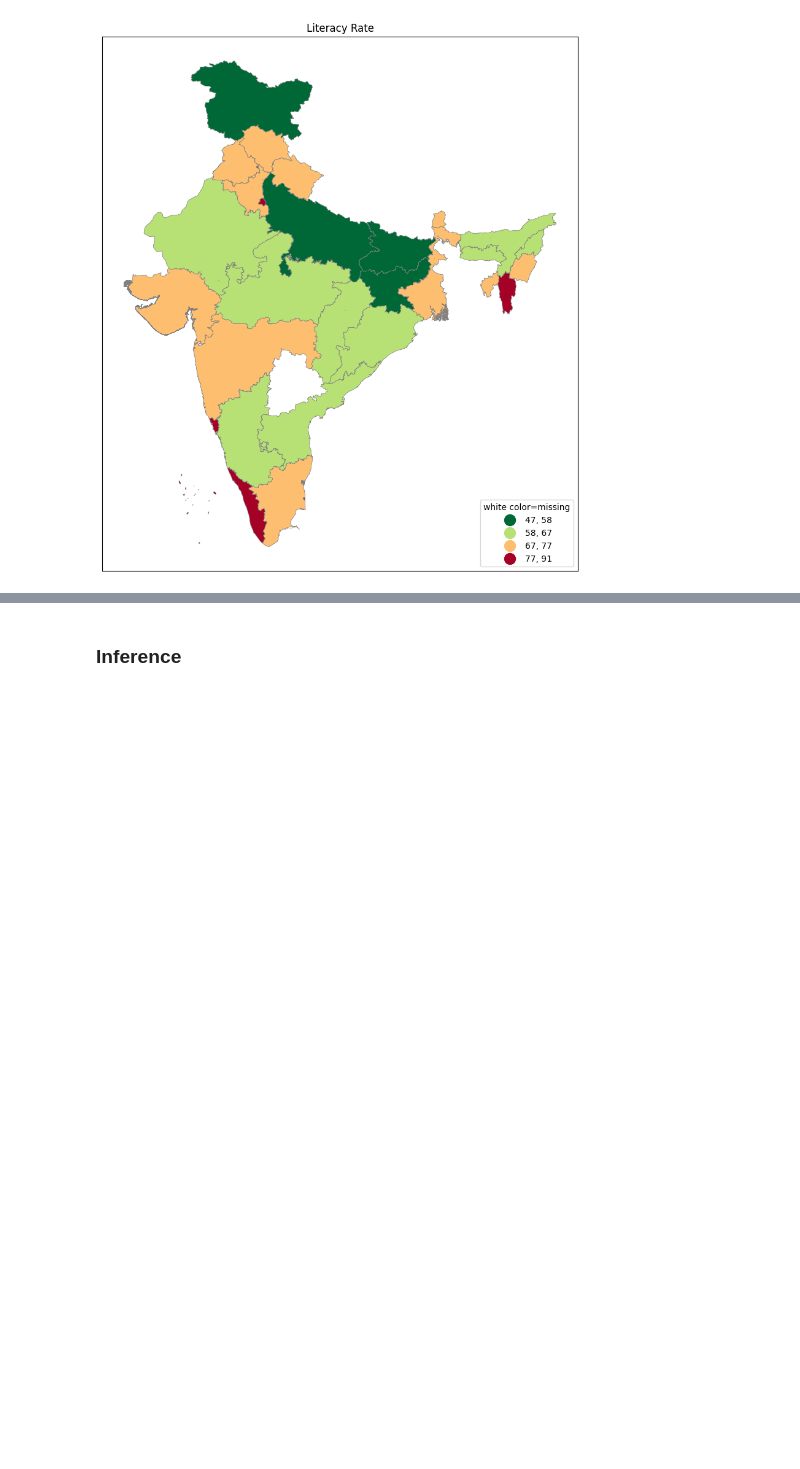
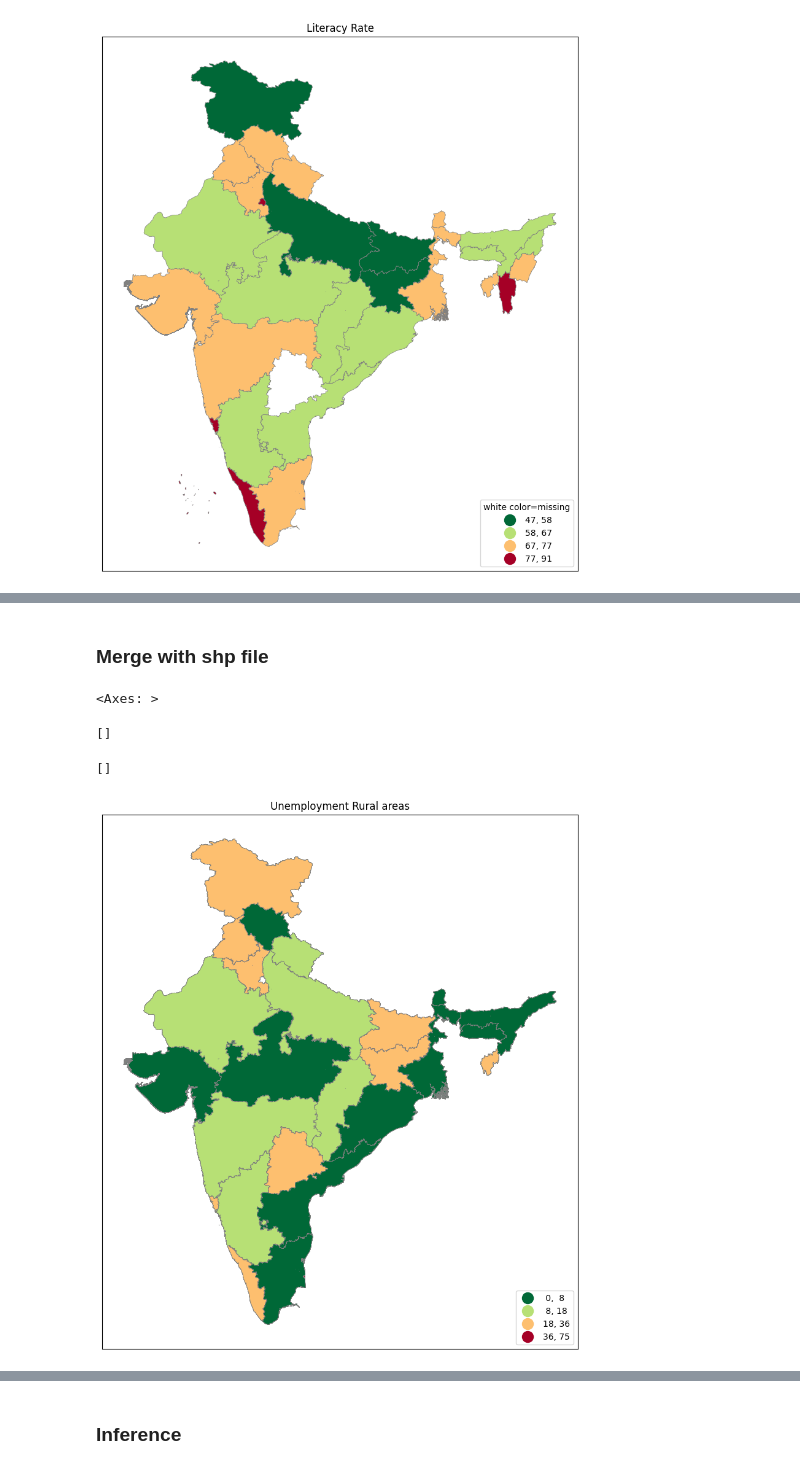
Before and after one commit to hetpatel007/GIS-1, a Jupyter notebook: ps_1.ipynb, the cells around one changed output, grey strips where cells are left out. Saved outputs shown, nothing was run; the diff lists cells and outputs as text; code cells hidden in the pictures; blank space fills up the shorter version.

```diff
--- a/ps_1.ipynb
+++ b/ps_1.ipynb
@@ -237,0 +297,12 @@ ax.set_yticks([]) #kills xticks
+# %%
+import pandas as pd
+# Define the value you want to filter by
+desired_value = 'Rural'
+
+# Create a boolean condition for filtering
+condition = df_unemp['Area'] == desired_value
+
+# Apply boolean indexing to obtain the subset
+Rural_df = df_unemp[condition]
+
+print(Rural_df)
@@ -237,0 +381,4 @@ ax.set_yticks([]) #kills xticks
+# %% [markdown]
+### Merge with shp file
+# %%
+Rural_df_1 = pd.merge(Ind,Rural_df, on='State',how='outer',indicator=True)
@@ -237,0 +388,14 @@ ax.set_yticks([]) #kills xticks
+# %%
+fig, ax = plt.subplots(1, figsize=(10,12))
+Rural_df_1.plot(ax=ax,column=' Estimated Unemployment Rate (%)',legend=True,cmap='RdYlGn_r',
+          scheme='naturalbreaks',k=4, edgecolor='grey',linewidth=0.5,
+          legend_kwds= {"fmt": "{:,.0f}",'loc':'lower right','markerscale':1.4})
+leg1 = ax.get_legend()
+ax.title.set_text("Unemployment Rural areas")
+ax.set_xticks([]) #kills xticks
+ax.set_yticks([]) #kills xticks
+# %% [output]
+<Axes: >
+[]
+[]
+[figure, added]
```
Also changed, not shown: parts of 18 cells of this notebook.
